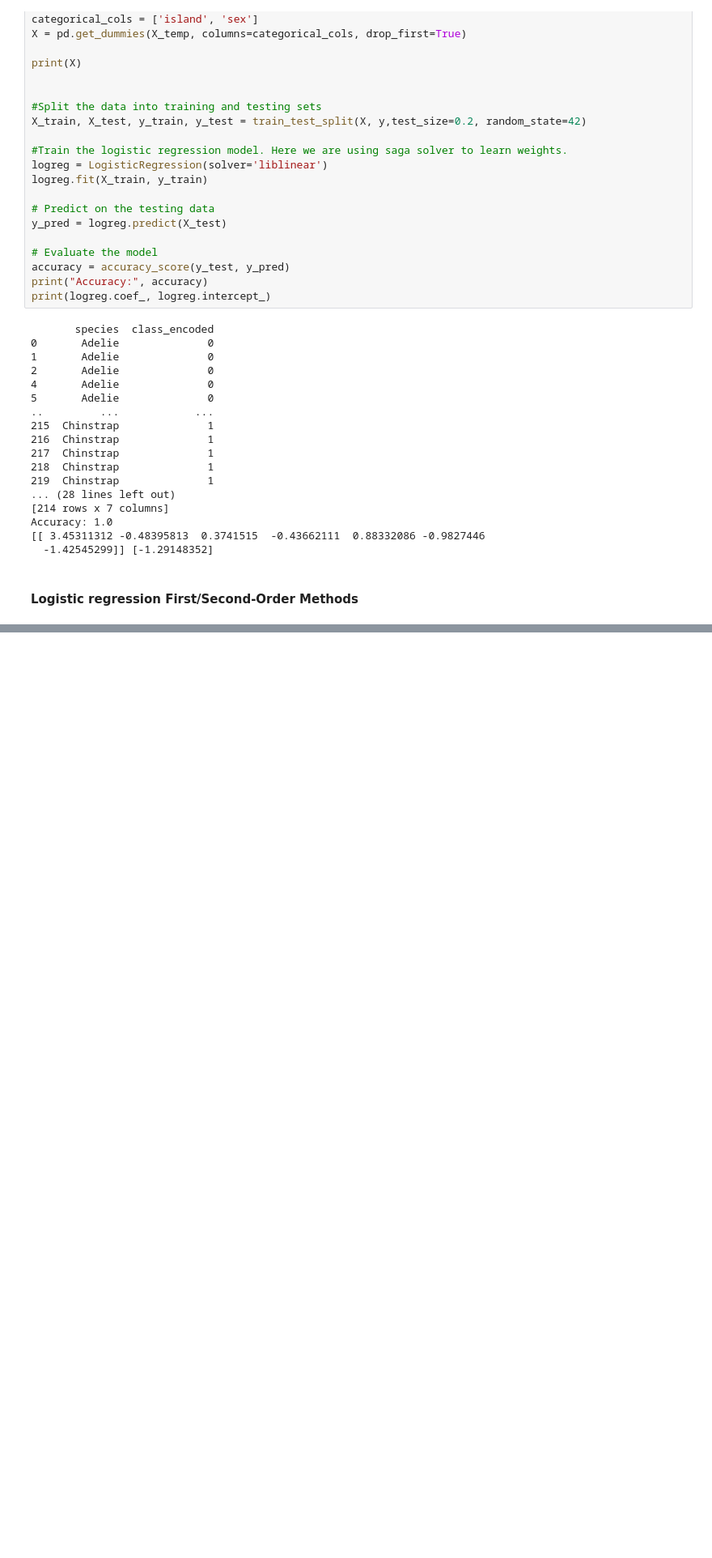
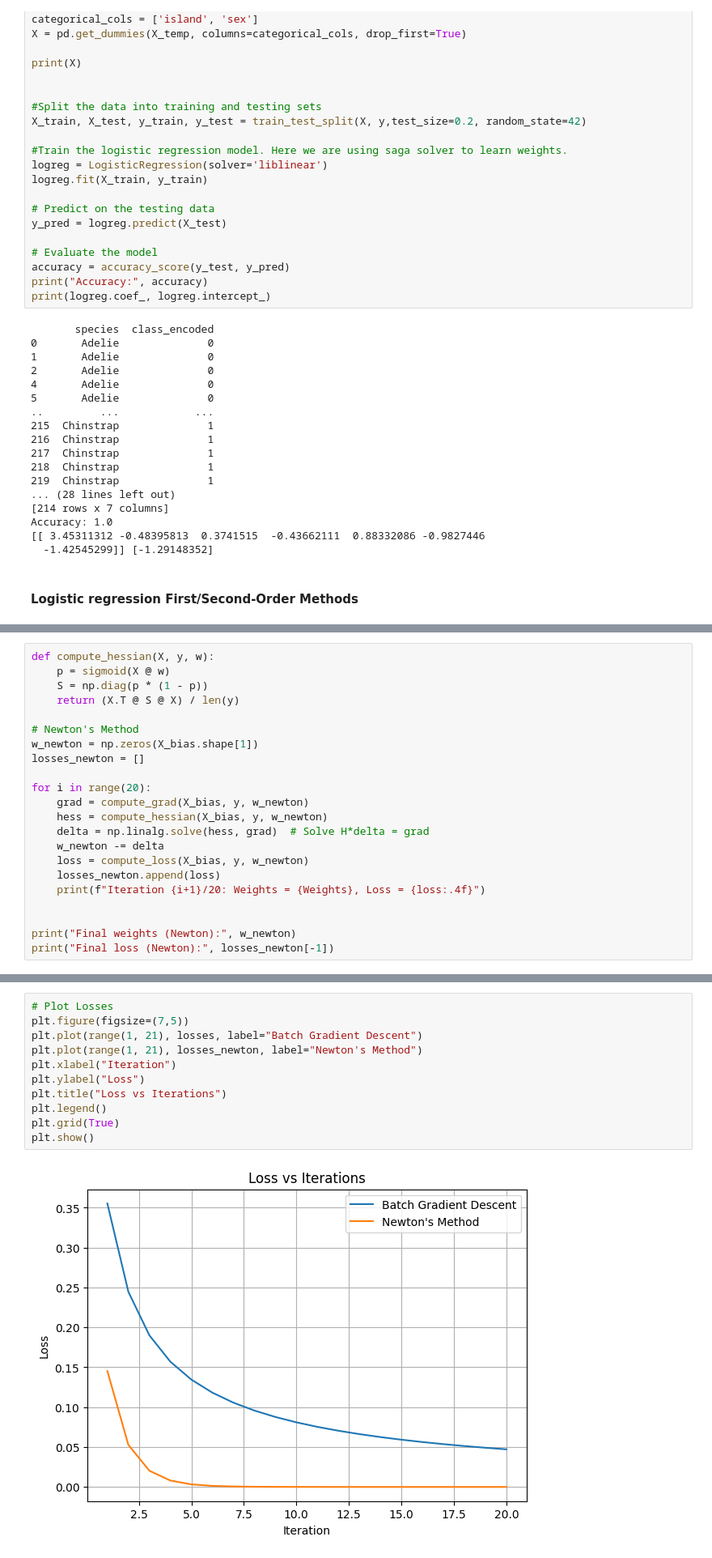
Before and after one commit to minuraashen/Machine-Learning, a Jupyter notebook: EN3150-Pattern_Recognition/Assignment 2/Assignment_02.ipynb, the cells around one changed output, grey strips where cells are left out. Shown: that part at 81% size. Drawn from its saved outputs; the diff is of its cells as text; blank space fills up the shorter version.

```diff
--- a/EN3150-Pattern_Recognition/Assignment 2/Assignment_02.ipynb
+++ b/EN3150-Pattern_Recognition/Assignment 2/Assignment_02.ipynb
@@ -263,0 +437,22 @@ print(y)
+# %%
+def compute_hessian(X, y, w):
+    p = sigmoid(X @ w)
+    S = np.diag(p * (1 - p))
+    return (X.T @ S @ X) / len(y)
+
+# Newton's Method
+w_newton = np.zeros(X_bias.shape[1])
+losses_newton = []
+
+for i in range(20):
+    grad = compute_grad(X_bias, y, w_newton)
+    hess = compute_hessian(X_bias, y, w_newton)
+    delta = np.linalg.solve(hess, grad)  # Solve H*delta = grad
+    w_newton -= delta
+    loss = compute_loss(X_bias, y, w_newton)
+    losses_newton.append(loss)
+    print(f"Iteration {i+1}/20: Weights = {Weights}, Loss = {loss:.4f}")
+
+
+print("Final weights (Newton):", w_newton)
+print("Final loss (Newton):", losses_newton[-1])
@@ -263,0 +477,13 @@ print(y)
+# %%
+# Plot Losses
+plt.figure(figsize=(7,5))
+plt.plot(range(1, 21), losses, label="Batch Gradient Descent")
+plt.plot(range(1, 21), losses_newton, label="Newton's Method")
+plt.xlabel("Iteration")
+plt.ylabel("Loss")
+plt.title("Loss vs Iterations")
+plt.legend()
+plt.grid(True)
+plt.show()
+# %% [output]
+[figure, added]
```
Also changed, not shown: parts of 7 cells of this notebook.
